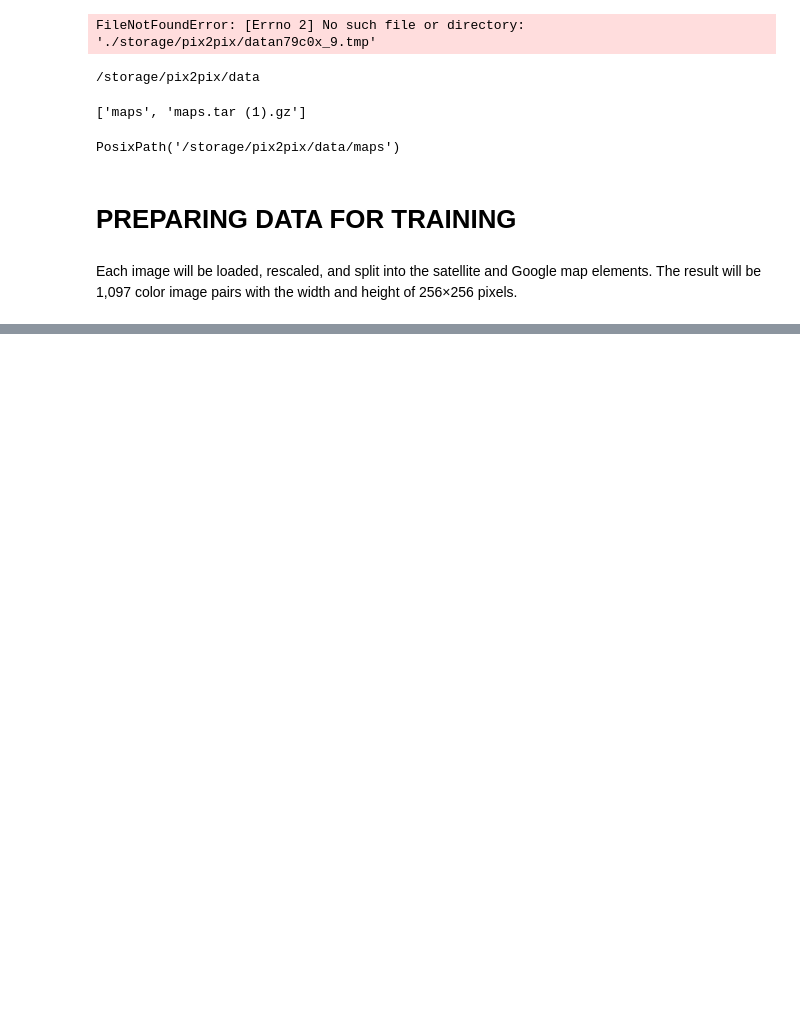
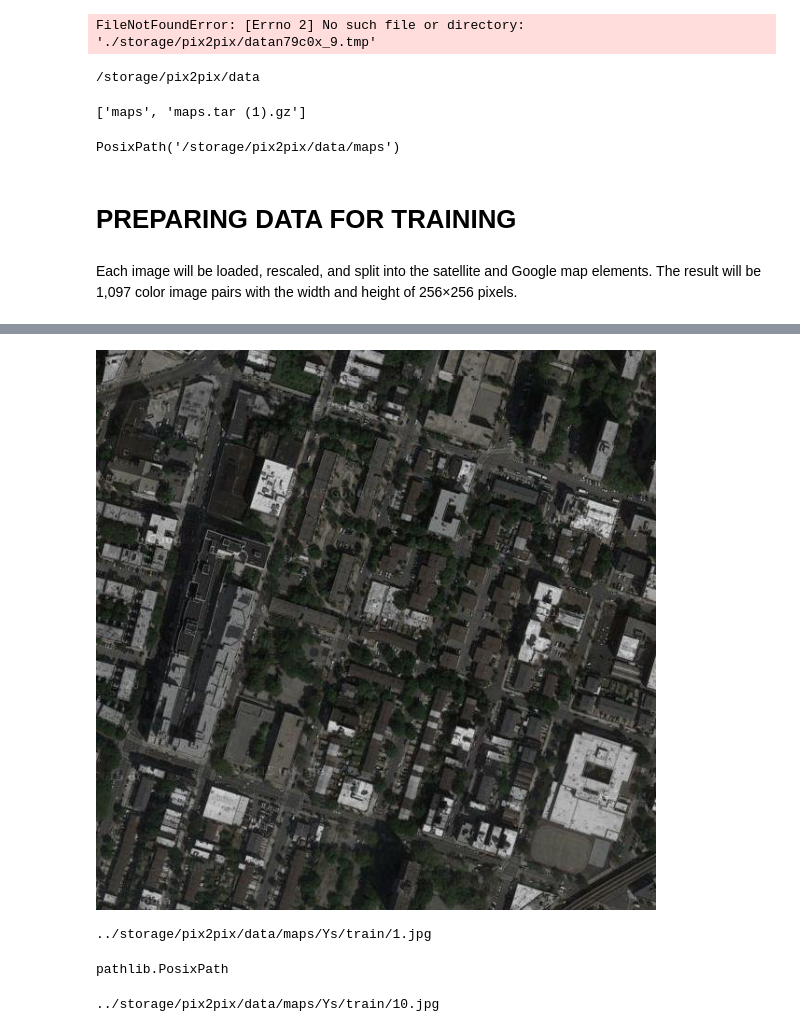
Before and after one commit to IsisChameleon/ml-training, a Jupyter notebook: nbs/Pix2Pix.ipynb, the cells around one changed output, grey strips where cells are left out. Drawn from its saved outputs; the diff is of its cells as text; code cells hidden in the pictures; blank space fills up the shorter version.

```diff
--- a/nbs/Pix2Pix.ipynb
+++ b/nbs/Pix2Pix.ipynb
@@ -141,0 +167,22 @@ On writing your won item list : https://docs.fast.ai/data_block.html#ItemList
+# %%
+iil.lists[0][10]
+# %% [output]
+[figure, added]
+# %%
+index=iil.train.items[0].parts.index('Xs')
+new_path = Path(*iil.train.items[0].parts[:index]).joinpath(Path('Ys',*iil.train.items[0].parts[index+1:]))
+print(new_path)
+type(iil.train.items[0])
+# %% [output]
+../storage/pix2pix/data/maps/Ys/train/1.jpg
+pathlib.PosixPath
+# %%
+def getYsfromXs(x:Path, xFolder:str='Xs', yFolder:str='Ys'):
+    index=x.parts.index(xFolder)
+    y=Path(*x.parts[:index]).joinpath(Path(yFolder,*x.parts[index+1:]))
+    return y
+
+myPath=getYsfromXs(iil.train.items[1])
+print(myPath)
+# %% [output]
+../storage/pix2pix/data/maps/Ys/train/10.jpg
```
Also changed, not shown: parts of 23 cells of this notebook, 2 other files.
